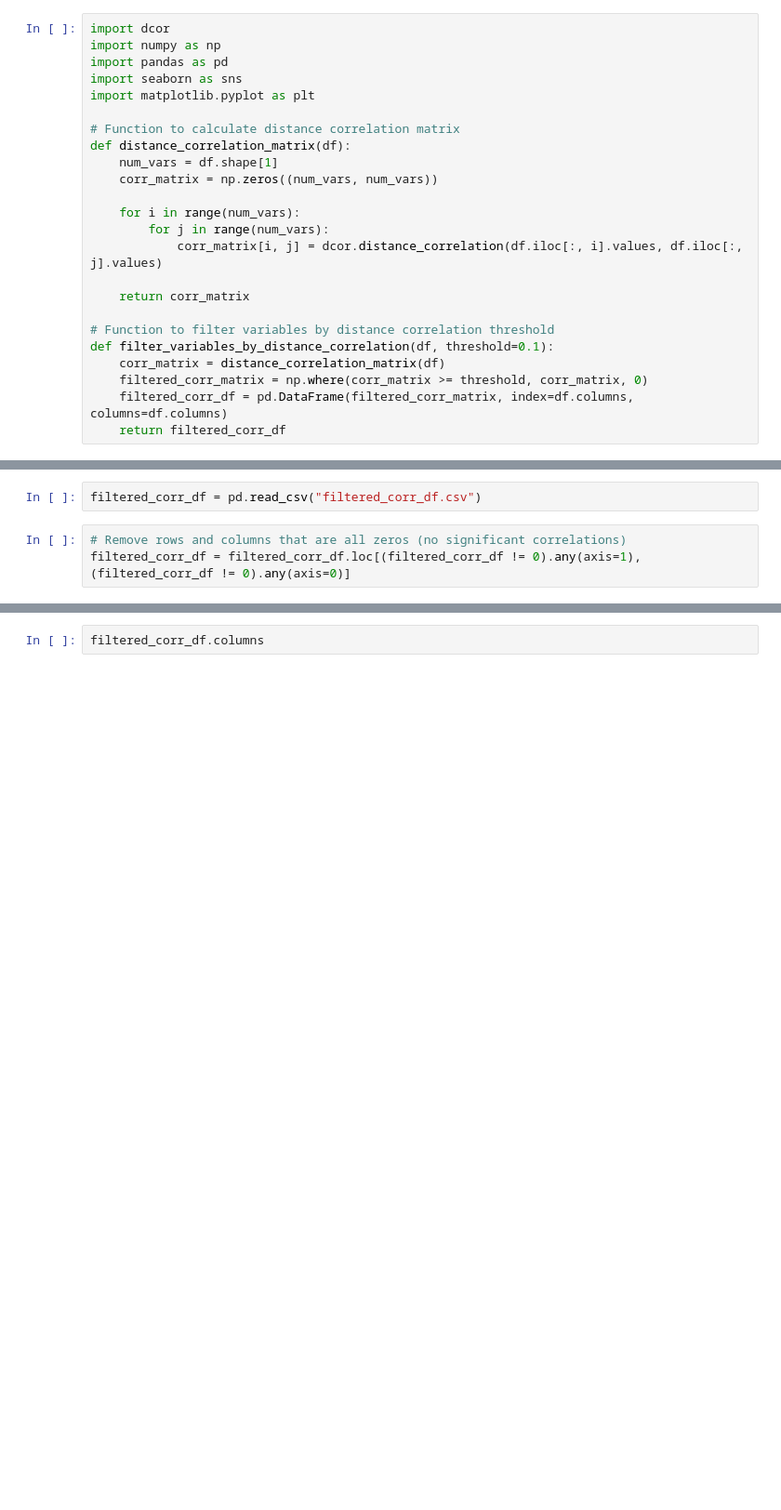
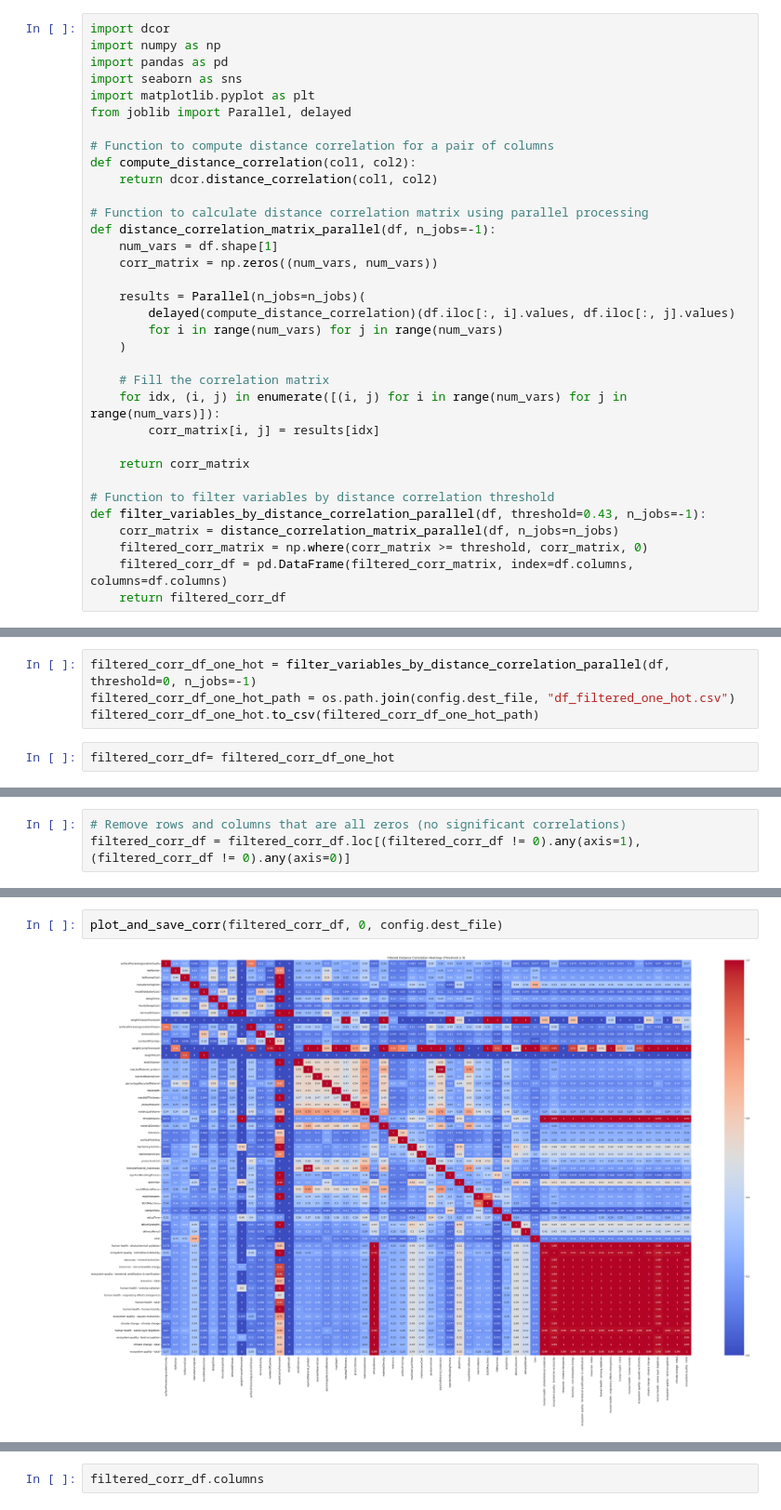
Before and after one commit to saadrza/Parallel_BO_Project, a Jupyter notebook: Dataset for AI/EDA.ipynb, the cells around one changed output, grey strips where cells are left out. Shown at 93% size. Drawn from its saved outputs; the diff is of its cells as text; blank space fills up the shorter version.

```diff
--- a/Dataset for AI/EDA.ipynb
+++ b/Dataset for AI/EDA.ipynb
@@ -273,21 +133,31 @@ import numpy as np
 import pandas as pd
 import seaborn as sns
 import matplotlib.pyplot as plt
+from joblib import Parallel, delayed
 
-# Function to calculate distance correlation matrix
-def distance_correlation_matrix(df):
+# Function to compute distance correlation for a pair of columns
+def compute_distance_correlation(col1, col2):
+    return dcor.distance_correlation(col1, col2)
+
+# Function to calculate distance correlation matrix using parallel processing
+def distance_correlation_matrix_parallel(df, n_jobs=-1):
     num_vars = df.shape[1]
     corr_matrix = np.zeros((num_vars, num_vars))
 
-    for i in range(num_vars):
-        for j in range(num_vars):
-            corr_matrix[i, j] = dcor.distance_correlation(df.iloc[:, i].values, df.iloc[:, j].values)
+    results = Parallel(n_jobs=n_jobs)(
+        delayed(compute_distance_correlation)(df.iloc[:, i].values, df.iloc[:, j].values)
+        for i in range(num_vars) for j in range(num_vars)
+    )
+
+    # Fill the correlation matrix
+    for idx, (i, j) in enumerate([(i, j) for i in range(num_vars) for j in range(num_vars)]):
+        corr_matrix[i, j] = results[idx]
 
     return corr_matrix
 
 # Function to filter variables by distance correlation threshold
-def filter_variables_by_distance_correlation(df, threshold=0.1):
-    corr_matrix = distance_correlation_matrix(df)
+def filter_variables_by_distance_correlation_parallel(df, threshold=0.43, n_jobs=-1):
+    corr_matrix = distance_correlation_matrix_parallel(df, n_jobs=n_jobs)
     filtered_corr_matrix = np.where(corr_matrix >= threshold, corr_matrix, 0)
     filtered_corr_df = pd.DataFrame(filtered_corr_matrix, index=df.columns, columns=df.columns)
     return filtered_corr_df
@@ -296 +208,7 @@ def filter_variables_by_distance_correlation(df, threshold=0.1):
+# %%
+filtered_corr_df_one_hot = filter_variables_by_distance_correlation_parallel(df, threshold=0, n_jobs=-1)
+filtered_corr_df_one_hot_path = os.path.join(config.dest_file, "df_filtered_one_hot.csv")
+filtered_corr_df_one_hot.to_csv(filtered_corr_df_one_hot_path)
+# %%
+filtered_corr_df= filtered_corr_df_one_hot
 # %%
@@ -298,5 +216,3 @@ def filter_variables_by_distance_correlation(df, threshold=0.1):
-# %%
-filtered_corr_df = pd.read_csv("filtered_corr_df.csv")
 # %%
 # Remove rows and columns that are all zeros (no significant correlations)
 filtered_corr_df = filtered_corr_df.loc[(filtered_corr_df != 0).any(axis=1), (filtered_corr_df != 0).any(axis=0)]
@@ -326,0 +219,4 @@ print(filtered_corr_df_cleaned)
+# %%
+plot_and_save_corr(filtered_corr_df, 0, config.dest_file)
+# %% [output]
+[figure, added]
```
Also changed, not shown: parts of 35 cells of this notebook, 3 other files.
